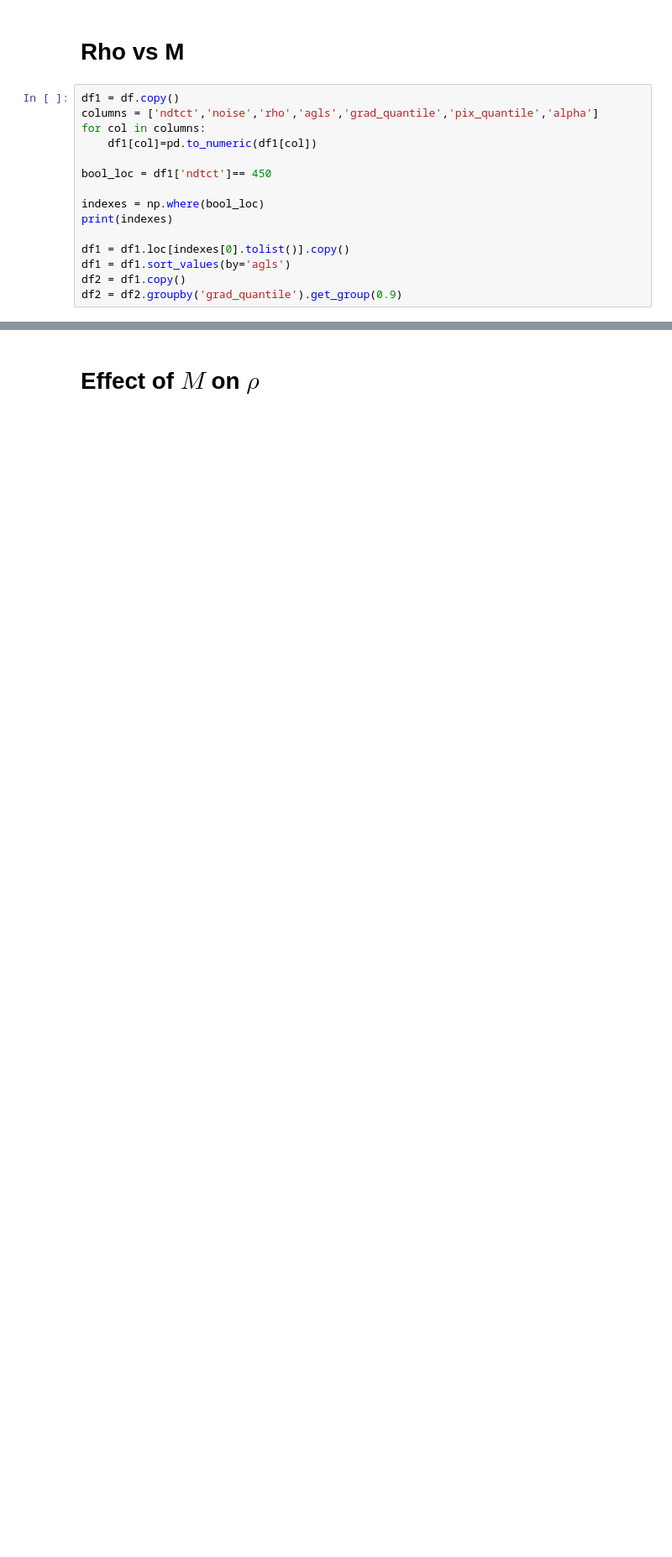
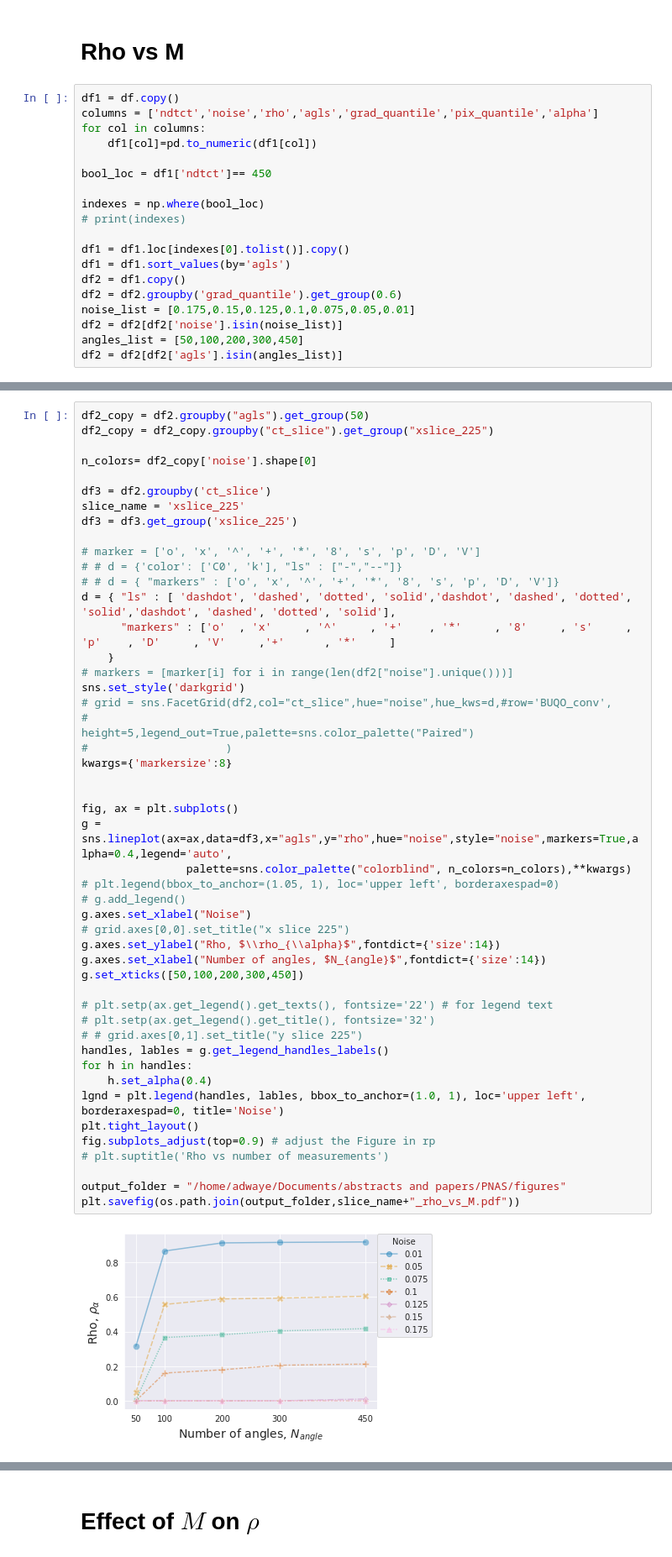
Before and after one commit to adwaye/test_ct, a Jupyter notebook: Experiments.ipynb, the cells around one changed output, grey strips where cells are left out. Shown at 84% size. Saved outputs shown, nothing was run; the diff lists cells and outputs as text; blank space fills up the shorter version.

```diff
--- a/Experiments.ipynb
+++ b/Experiments.ipynb
@@ -158,9 +141,13 @@ for col in columns:
 bool_loc = df1['ndtct']== 450
 
 indexes = np.where(bool_loc)
-print(indexes)
+# print(indexes)
 
 df1 = df1.loc[indexes[0].tolist()].copy()
 df1 = df1.sort_values(by='agls')
 df2 = df1.copy()
-df2 = df2.groupby('grad_quantile').get_group(0.9)
+df2 = df2.groupby('grad_quantile').get_group(0.6)
+noise_list = [0.175,0.15,0.125,0.1,0.075,0.05,0.01]
+df2 = df2[df2['noise'].isin(noise_list)]
+angles_list = [50,100,200,300,450]
+df2 = df2[df2['agls'].isin(angles_list)]
@@ -202,0 +180,50 @@ g.fig.savefig(os.path.join(output_folder,"rho_vs_m.pdf"))
+# %%
+df2_copy = df2.groupby("agls").get_group(50)
+df2_copy = df2_copy.groupby("ct_slice").get_group("xslice_225")
+
+n_colors= df2_copy['noise'].shape[0]
+
+df3 = df2.groupby('ct_slice')
+slice_name = 'xslice_225'
+df3 = df3.get_group('xslice_225')
+
+# marker = ['o', 'x', '^', '+', '*', '8', 's', 'p', 'D', 'V']
+# # d = {'color': ['C0', 'k'], "ls" : ["-","--"]}
+# # d = { "markers" : ['o', 'x', '^', '+', '*', '8', 's', 'p', 'D', 'V']}
+d = { "ls" : [ 'dashdot', 'dashed', 'dotted', 'solid','dashdot', 'dashed', 'dotted', 'solid','dashdot', 'dashed', 'dotted', 'solid'],
+      "markers" : ['o'  , 'x'     , '^'     , '+'    , '*'     , '8'     , 's'     , 'p'    , 'D'     , 'V'     ,'+'      , '*'     ]
+    }
+# markers = [marker[i] for i in range(len(df2["noise"].unique()))]
+sns.set_style('darkgrid')
+# grid = sns.FacetGrid(df2,col="ct_slice",hue="noise",hue_kws=d,#row='BUQO_conv',
+#                          height=5,legend_out=True,palette=sns.color_palette("Paired")
+#                     )
+kwargs={'markersize':8}
+
+
+fig, ax = plt.subplots()
+g = sns.lineplot(ax=ax,data=df3,x="agls",y="rho",hue="noise",style="noise",markers=True,alpha=0.4,legend='auto',
+                palette=sns.color_palette("colorblind", n_colors=n_colors),**kwargs)
+# plt.legend(bbox_to_anchor=(1.05, 1), loc='upper left', borderaxespad=0)
+# g.add_legend()
+g.axes.set_xlabel("Noise")
+# grid.axes[0,0].set_title("x slice 225")
+g.axes.set_ylabel("Rho, $\\rho_{\\alpha}$",fontdict={'size':14})
+g.axes.set_xlabel("Number of angles, $N_{angle}$",fontdict={'size':14})
+g.set_xticks([50,100,200,300,450])
+
+# plt.setp(ax.get_legend().get_texts(), fontsize='22') # for legend text
+# plt.setp(ax.get_legend().get_title(), fontsize='32')
+# # grid.axes[0,1].set_title("y slice 225")
+handles, lables = g.get_legend_handles_labels()
+for h in handles:
+    h.set_alpha(0.4)
+lgnd = plt.legend(handles, lables, bbox_to_anchor=(1.0, 1), loc='upper left', borderaxespad=0, title='Noise')
+plt.tight_layout()
+fig.subplots_adjust(top=0.9) # adjust the Figure in rp
+# plt.suptitle('Rho vs number of measurements')
+
+output_folder = "/home/adwaye/Documents/abstracts and papers/PNAS/figures"
+plt.savefig(os.path.join(output_folder,slice_name+"_rho_vs_M.pdf"))
+# %% [output]
+[figure, added]
```
Also changed, not shown: parts of 29 cells of this notebook, 5 other files.
